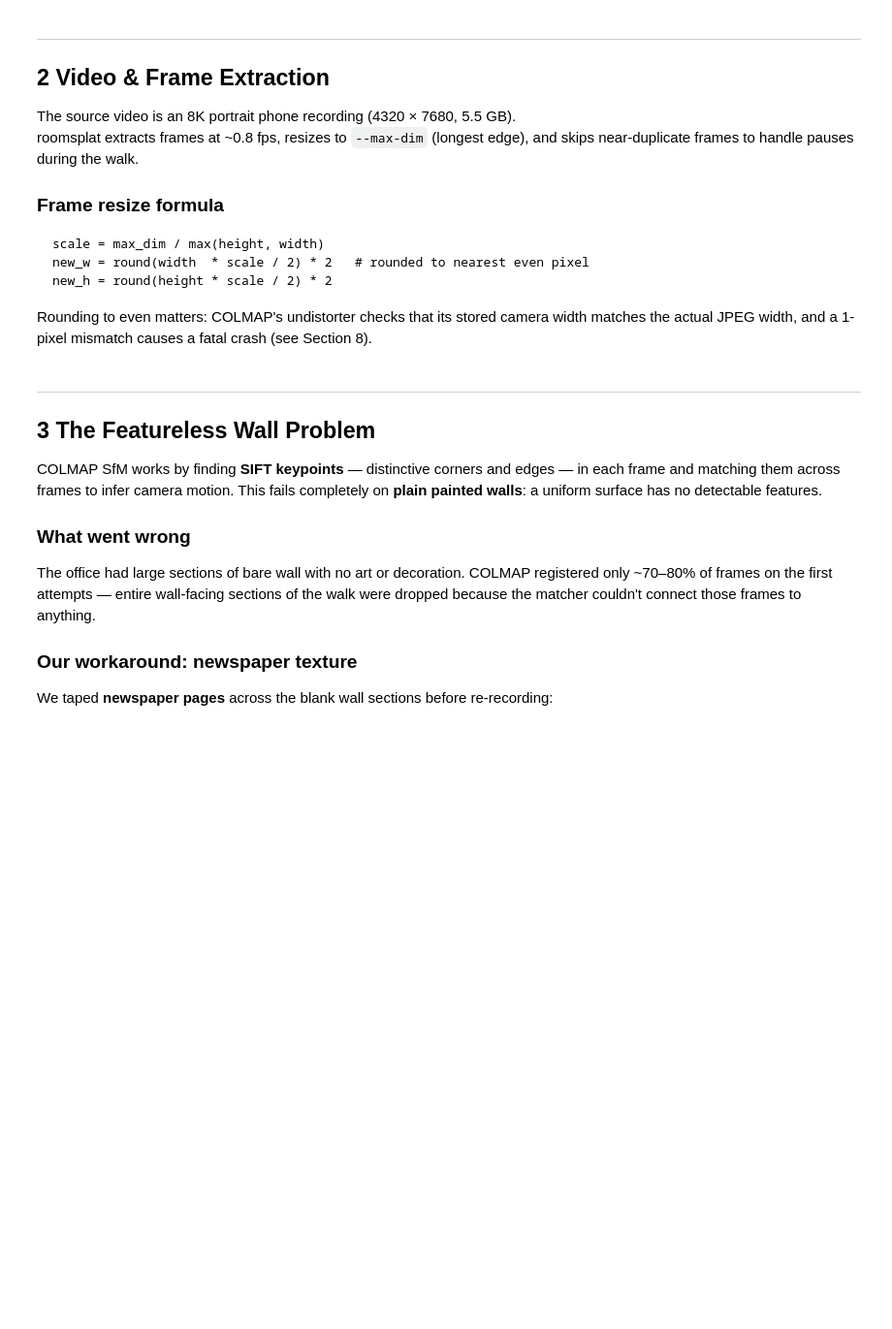
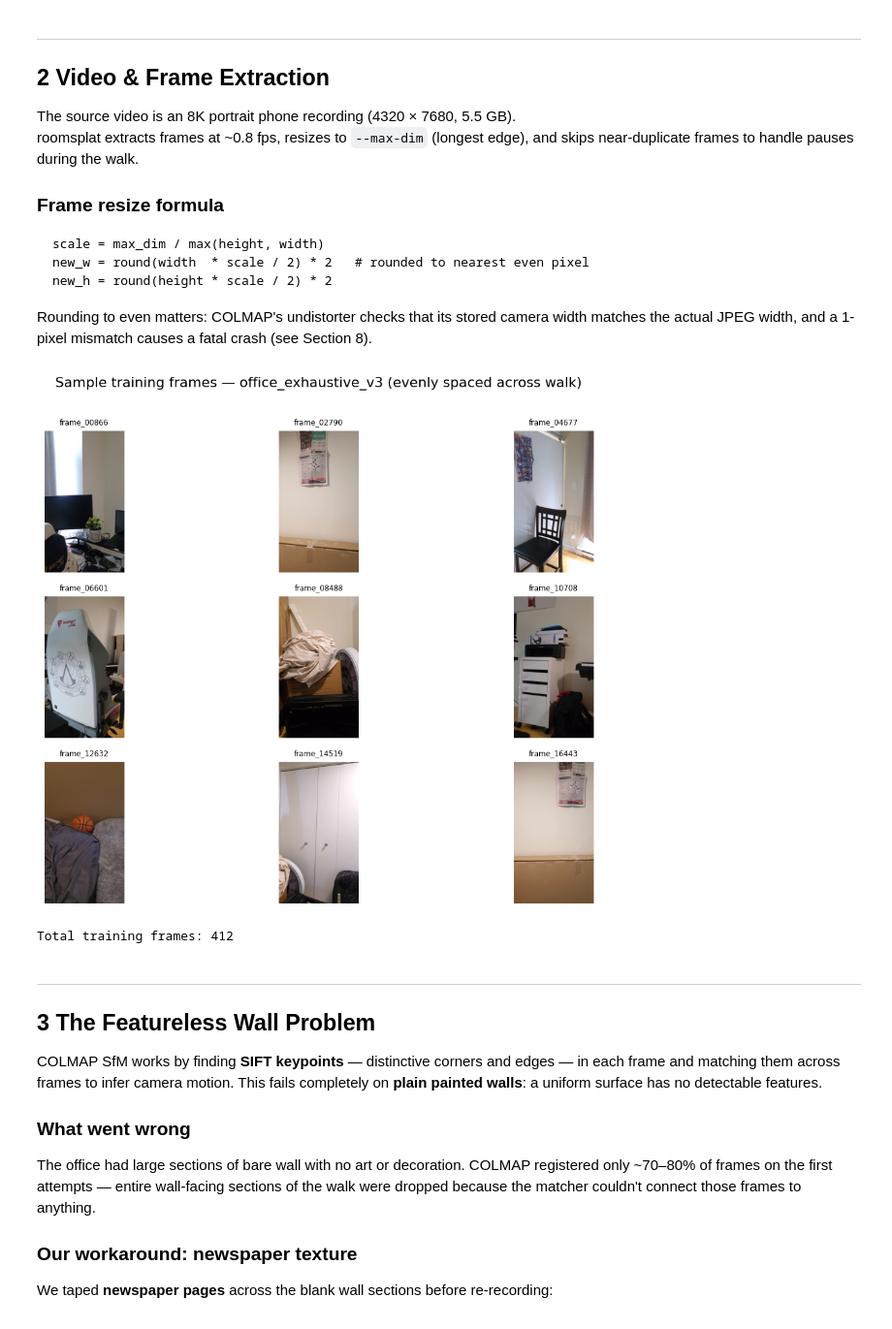
Before and after one commit to Ahmedn1/roomsplat, a Jupyter notebook: notebook/office_tour.ipynb, the cells around one changed output. Shown at 97% size. Cells and saved outputs as stored; diff of their text form; code cells hidden in the pictures; blank space fills up the shorter version.

```diff
--- a/notebook/office_tour.ipynb
+++ b/notebook/office_tour.ipynb
@@ -65,20 +68,26 @@ actual JPEG width, and a 1-pixel mismatch causes a fatal crash (see Section 8).
 # %%
 import cv2
 import glob
 
-frame_paths = sorted(glob.glob(str(V3 / 'images/*.jpg')))[:9]
+all_frames = sorted(glob.glob(str(V3 / 'images/*.jpg')))
+n = len(all_frames)
+indices = [int(i * (n - 1) / 8) for i in range(9)]
+frame_paths = [all_frames[i] for i in indices]
 
 fig, axes = plt.subplots(3, 3, figsize=(11, 7))
-fig.suptitle('Sample training frames — office_exhaustive_v3', fontsize=13, y=1.01)
+fig.suptitle('Sample training frames — office_exhaustive_v3 (evenly spaced across walk)', fontsize=13, y=1.01)
 for ax, fp in zip(axes.flat, frame_paths):
     img = cv2.imread(fp)
     ax.imshow(cv2.cvtColor(img, cv2.COLOR_BGR2RGB))
     ax.set_title(Path(fp).stem, fontsize=7)
     ax.axis('off')
 plt.tight_layout()
 plt.savefig('frames_grid.png', bbox_inches='tight')
 plt.show()
-print(f'Total training frames: {len(glob.glob(str(V3 / "images/*.jpg")))}')
+print(f'Total training frames: {n}')
+# %% [output]
+[figure, added]
+Total training frames: 412
 # %% [markdown]
 ---
 ## 3  The Featureless Wall Problem
```
Also changed, not shown: parts of 8 cells of this notebook, 6 other files.
